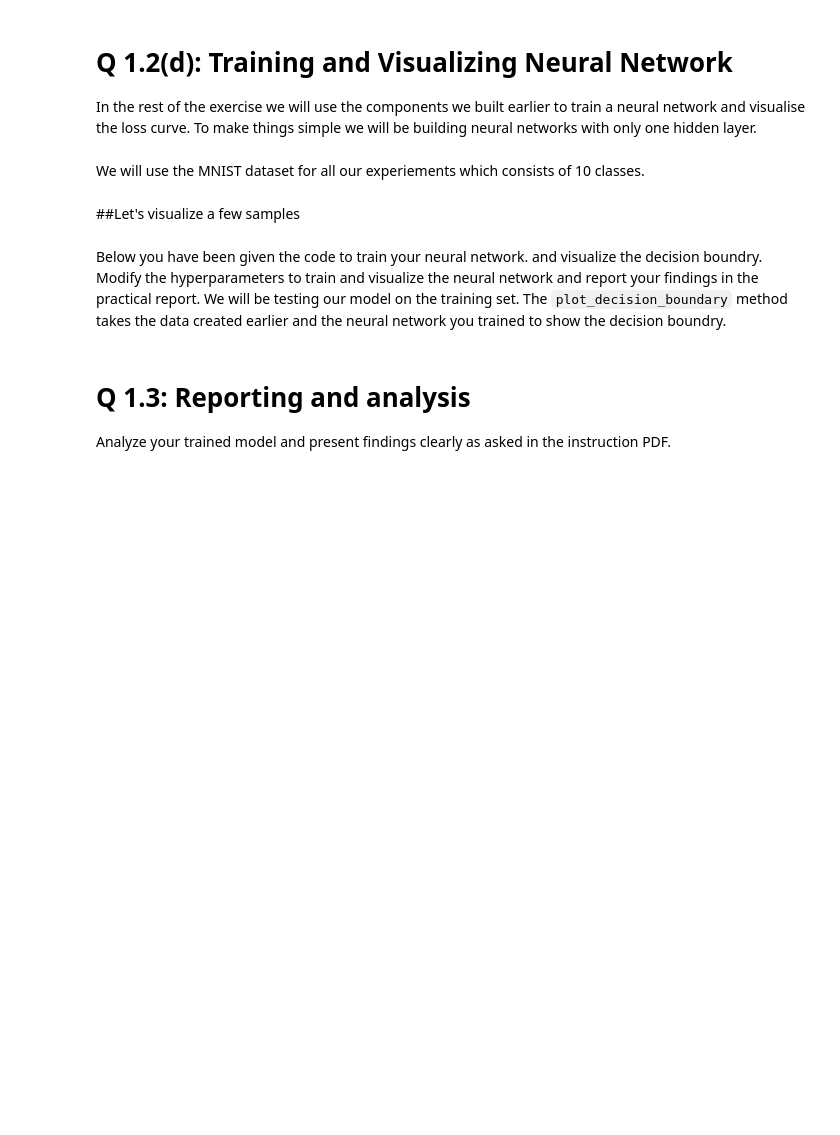
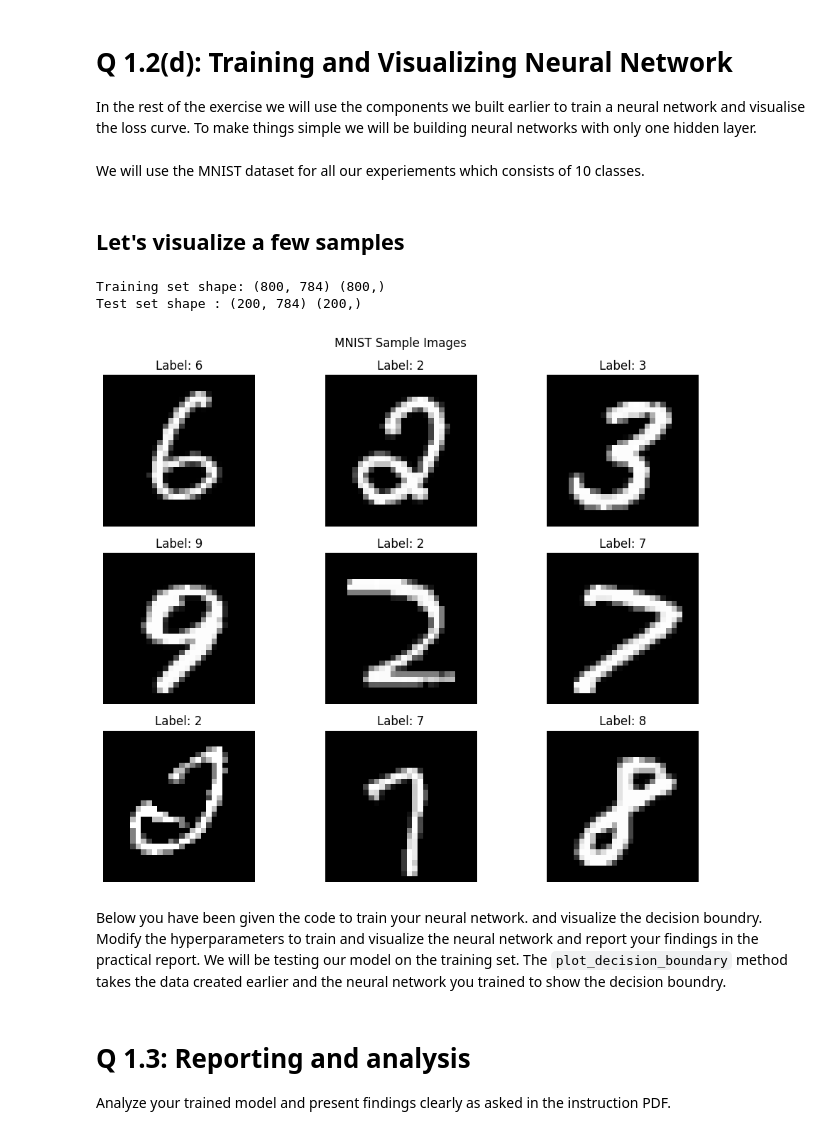
Before and after one commit to GharibSidney/RPL_Assignements, a Jupyter notebook: IFT6135_A2025_HW1_EN.ipynb, the cells around one changed output. Saved outputs shown, nothing was run; the diff lists cells and outputs as text; code cells hidden in the pictures; blank space fills up the shorter version.

```diff
--- a/IFT6135_A2025_HW1_EN.ipynb
+++ b/IFT6135_A2025_HW1_EN.ipynb
@@ -350,11 +361,12 @@ We will use the MNIST dataset for all our experiements which consists of 10 clas
 # %%
 # Uncomment the below code to create the dataset. And comment it when submitting to gradescope
 
-# np.random.seed(42) # Do not change
+np.random.seed(42) # Do not change
 # For easy data loading and processing, we're using torch here. You're not allowed to use torch for Neural Net components though.
 def get_train_test_dataset():
     import torch
     from torchvision import datasets, transforms
+    from sklearn.model_selection import train_test_split
 
     # Define a transform to convert images to tensors and normalize
     transform = transforms.Compose([
@@ -368,32 +380,42 @@ def get_train_test_dataset():
     X = mnist_dataset.data[:1000].float() / 255.0  # Normalize pixel values to [0,1]
     y = mnist_dataset.targets[:1000]
 
-    # Creat test / test split
+    # Convert X to numpy arrays and flatten images from 28x28 to 784 features
+    X = X.numpy().reshape(-1, 28*28)
+    y = y.numpy()
 
-    # to be completed
-    # print("Training set shape:", )
-    # print("Test set shape :", )
+    # Split dataset into training and test sets (e.g., 80% train, 20% test)
+    X_train, X_test, y_train, y_test = train_test_split(X, y, test_size=0.2, random_state=42, stratify=y)
+
+    print("Training set shape:", X_train.shape, y_train.shape)
+    print("Test set shape :", X_test.shape, y_test.shape)
 
     return X_train, y_train, X_test, y_test
 # %% [markdown]
-##Let's visualize a few samples
+## Let's visualize a few samples
 # %%
 # Plot a few images
 
 def visualize_mnist_samples(X, y, num_samples=9):
     """Visualize MNIST sample images"""
     plt.figure(figsize=(10, 8))
     for i in range(min(num_samples, len(X))):
         plt.subplot(3, 3, i + 1)
         # Reshape from flattened to 28x28 for visualization
         img = X[i].reshape(28, 28)
         plt.imshow(img, cmap='gray')
         plt.title(f"Label: {y[i]}")
         plt.axis('off')
 
     plt.suptitle('MNIST Sample Images')
     plt.tight_layout()
     plt.show()
+X_train, y_train, X_test, y_test =  get_train_test_dataset()
+visualize_mnist_samples(X_train, y_train)
+# %% [output]
+Training set shape: (800, 784) (800,)
+Test set shape : (200, 784) (200,)
+[figure, added]
 # %% [markdown]
 Below you have been given the code to train your neural network. and visualize the decision boundry. Modify the hyperparameters to train and visualize the neural network and report your findings in the practical report. We will be testing our model on the training set. The `plot_decision_boundary` method takes the data created earlier and the neural network you trained to show the decision boundry.
 # %%
```
Also changed, not shown: parts of 1 cell of this notebook, 1 other file.
